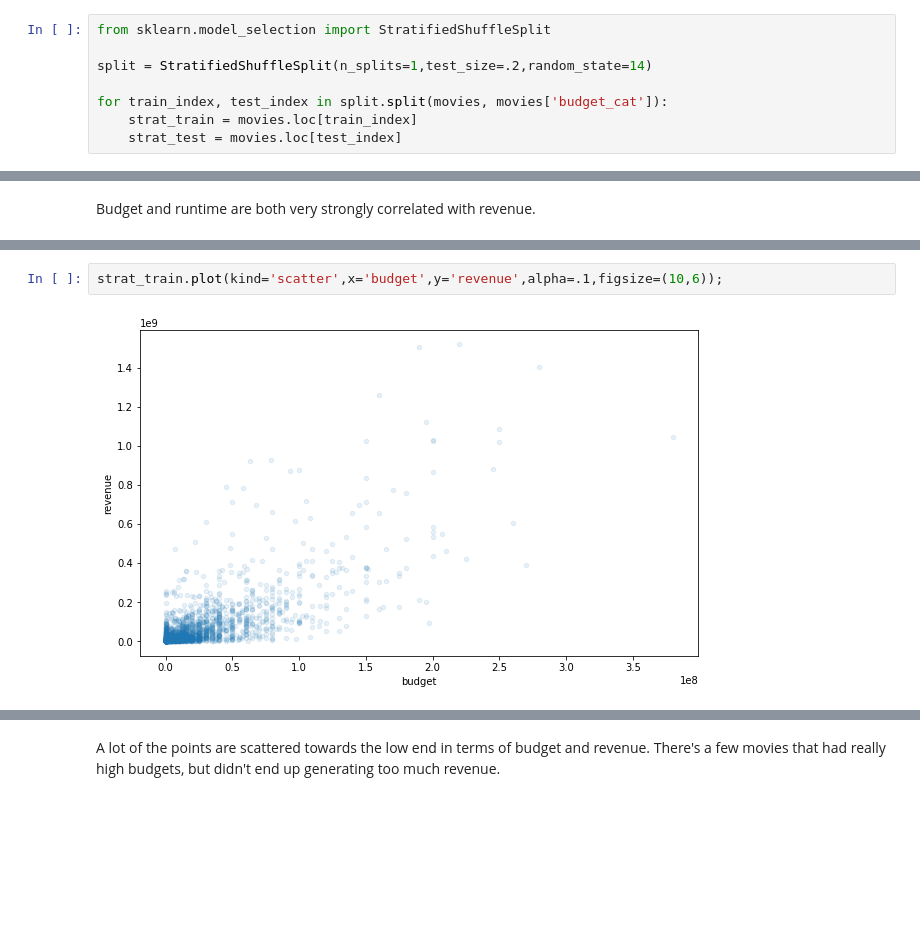
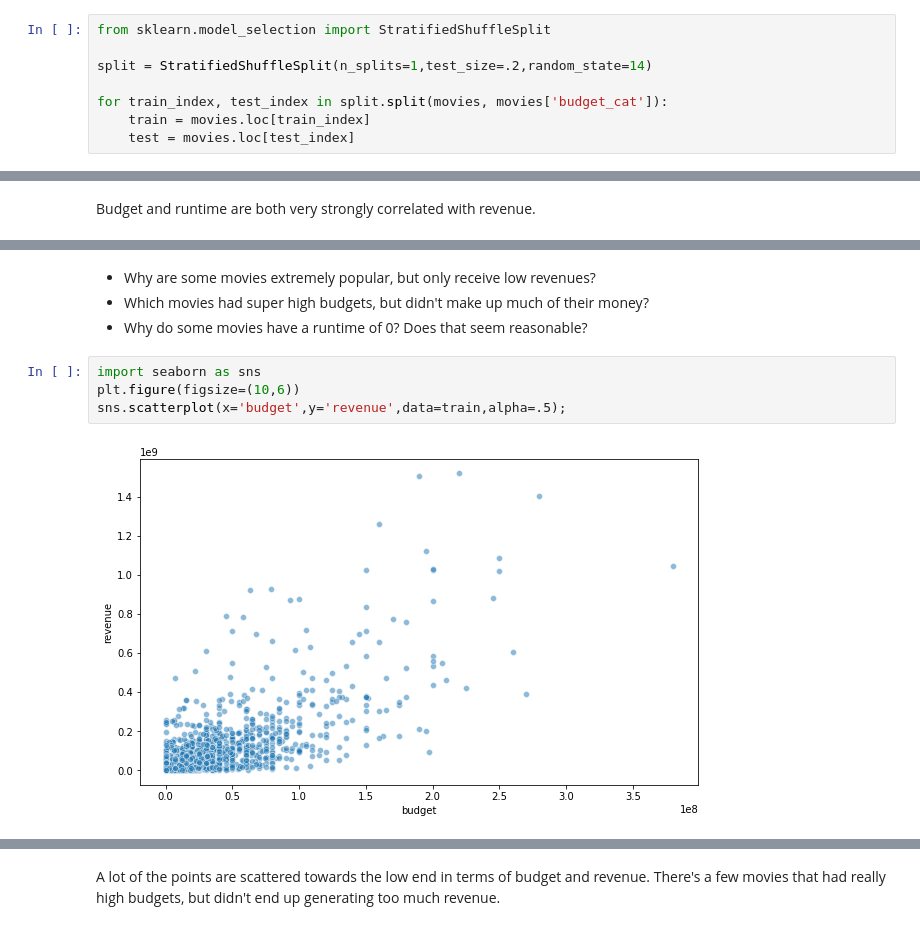
Before and after one commit to collindching/Learning-Exercises, a Jupyter notebook: Box Office Revenue Prediction/Regression Model.ipynb, the cells around one changed output, grey strips where cells are left out. Saved outputs shown, nothing was run; the diff lists cells and outputs as text; blank space fills up the shorter version.

```diff
--- a/Box Office Revenue Prediction/Regression Model.ipynb
+++ b/Box Office Revenue Prediction/Regression Model.ipynb
@@ -103,7 +103,7 @@ from sklearn.model_selection import StratifiedShuffleSplit
 split = StratifiedShuffleSplit(n_splits=1,test_size=.2,random_state=14)
 
 for train_index, test_index in split.split(movies, movies['budget_cat']):
-    strat_train = movies.loc[train_index]
-    strat_test = movies.loc[test_index]
+    train = movies.loc[train_index]
+    test = movies.loc[test_index]
 # %% [markdown]
 The proportions of the original and training dataset should be the same.
@@ -209,6 +235,12 @@ scatter_matrix(strat_train[attributes],diagonal='kde',figsize=(12,8));
 # %% [output]
 [figure]
-# %%
-strat_train.plot(kind='scatter',x='budget',y='revenue',alpha=.1,figsize=(10,6));
-# %% [output]
-[figure, removed]
+# %% [markdown]
+* Why are some movies extremely popular, but only receive low revenues?
+* Which movies had super high budgets, but didn't make up much of their money?
+* Why do some movies have a runtime of 0? Does that seem reasonable?
+# %%
+import seaborn as sns
+plt.figure(figsize=(10,6))
+sns.scatterplot(x='budget',y='revenue',data=train,alpha=.5);
+# %% [output]
+[figure, added]
```
Also changed, not shown: parts of 24 cells of this notebook, 2 other files.
